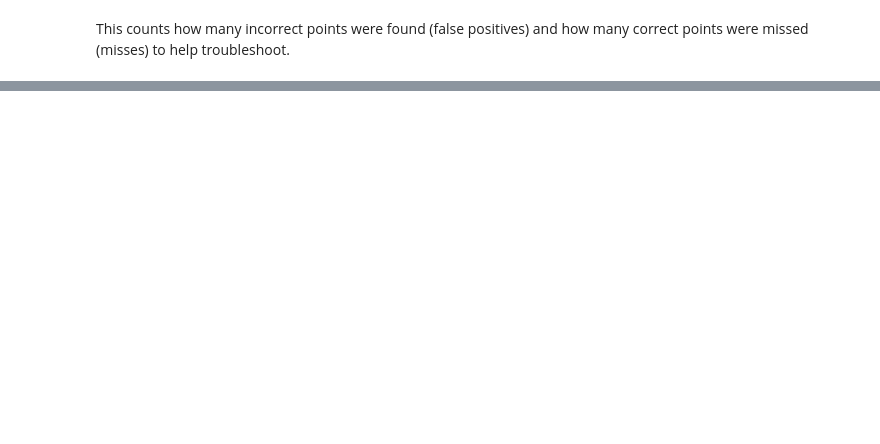
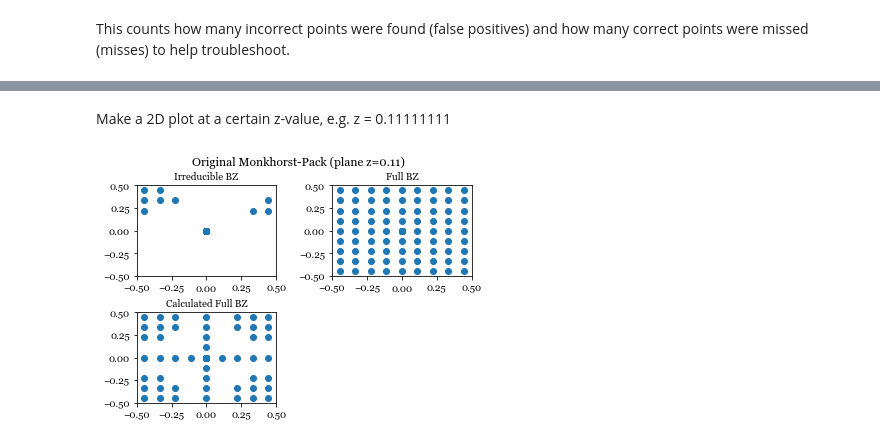
Before and after one commit to fjfarah218/Brillouin-Zone-Symmetry, a Jupyter notebook: BZ symmetry.ipynb, the cells around one changed output, grey strips where cells are left out. Cells and saved outputs as stored; diff of their text form; code cells hidden in the pictures; blank space fills up the shorter version.

```diff
--- a/BZ symmetry.ipynb
+++ b/BZ symmetry.ipynb
@@ -208,0 +306,40 @@ print(misses, false_positives)
+# %% [markdown]
+Make a 2D plot at a certain z-value, e.g. z = 0.11111111
+# %%
+np.set_printoptions(threshold=sys.maxsize)
+z = 0.11111111
+wx = frac_kpoints_nosym[:,0]*(frac_kpoints_nosym[:,2] == z)
+wy = frac_kpoints_nosym[:,1]*(frac_kpoints_nosym[:,2] == z)
+vx = frac_kpoints_sym[:,0]*(frac_kpoints_sym[:,2] == z)
+vy = frac_kpoints_sym[:,1]*(frac_kpoints_sym[:,2] == z)
+ux = kpoints_calculated_frac[:,0]*(kpoints_calculated_frac[:,2] == z)
+uy = kpoints_calculated_frac[:,1]*(kpoints_calculated_frac[:,2] == z)
+
+fig = plt.figure('Gamma-centered Monkhorst-Pack')
+fig.suptitle('Original Monkhorst-Pack (plane z=0.11)',fontsize=12)
+fig.subplots_adjust(wspace=0.4,hspace=0.4)
+
+ax1 = fig.add_subplot(221)
+ax1.tick_params(axis='both', which='major', labelsize=10)
+ax1.scatter(vx,vy)
+ax1.set_xlim(-0.5,0.5)
+ax1.set_ylim(-0.5,0.5)
+ax1.set_title('Irreducible BZ',fontsize=10)
+
+ax2 = fig.add_subplot(222)
+ax2.tick_params(axis='both', which='major', labelsize=10)
+ax2.scatter(wx,wy)
+ax2.set_xlim(-0.5,0.5)
+ax2.set_ylim(-0.5,0.5)
+ax2.set_title('Full BZ',fontsize=10)
+
+ax3 = fig.add_subplot(223)
+ax3.tick_params(axis='both', which='major', labelsize=10)
+ax3.scatter(ux,uy)
+ax3.set_xlim(-0.5,0.5)
+ax3.set_ylim(-0.5,0.5)
+ax3.set_title('Calculated Full BZ',fontsize=10)
+
+plt.show()
+# %% [output]
+[figure, added]
```
Also changed, not shown: parts of 15 cells of this notebook.
